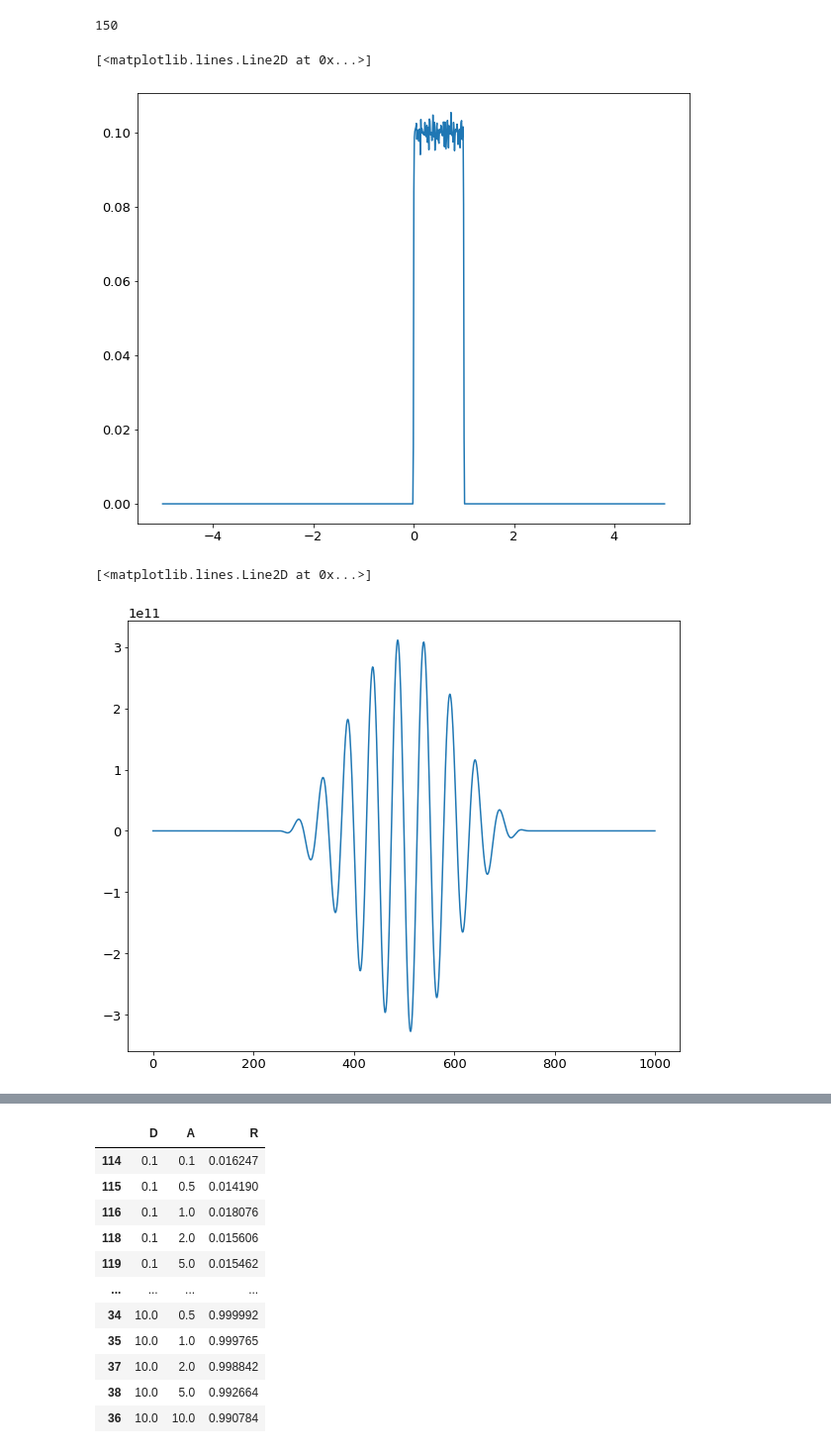
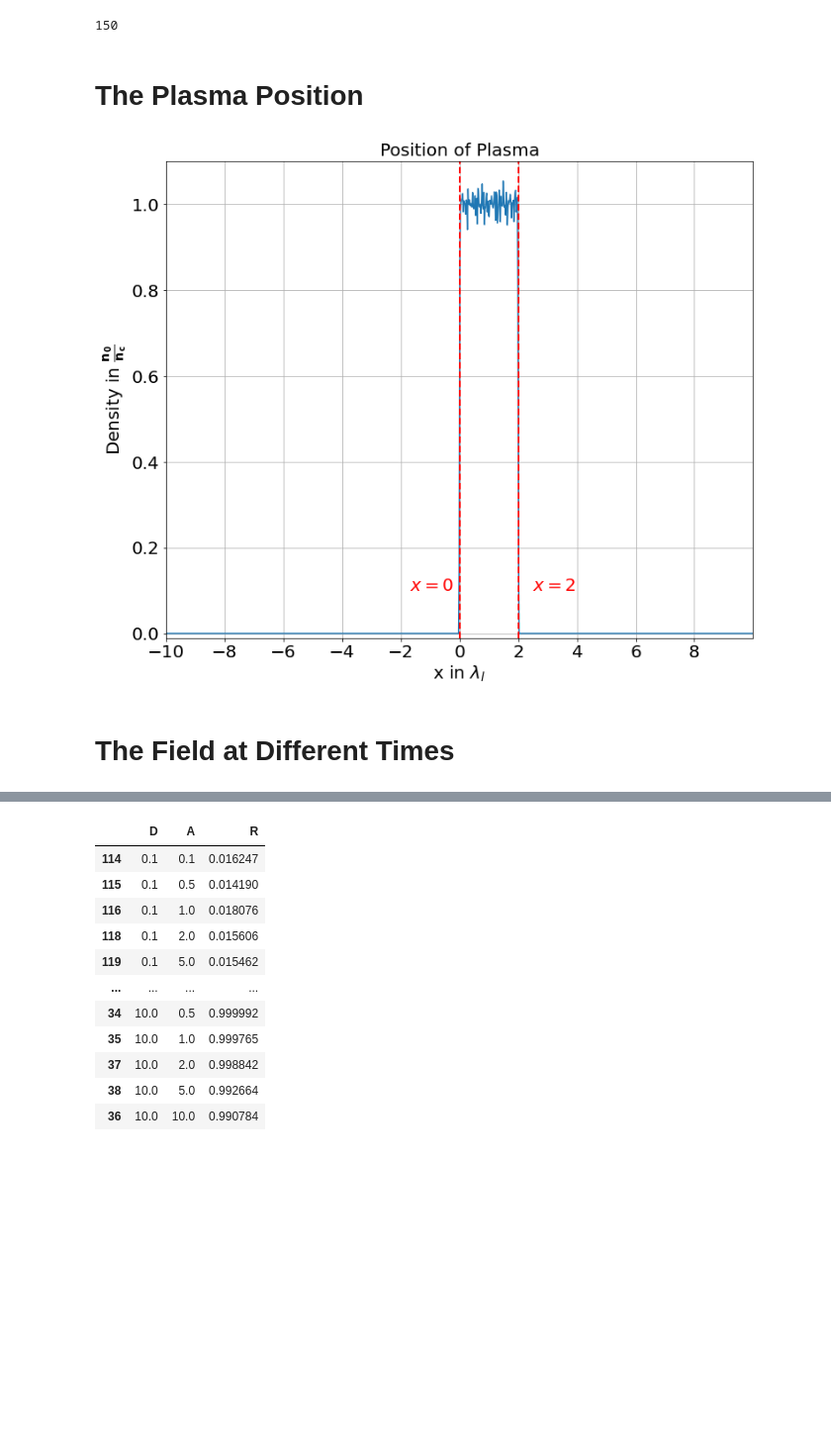
Before and after one commit to Hari31416/MSc_Project, a Jupyter notebook: EPOCH/Reflectance/viz.ipynb, the cells around one changed output, grey strips where cells are left out. Shown at 99% size. Saved outputs shown, nothing was run; the diff lists cells and outputs as text; code cells hidden in the pictures; blank space fills up the shorter version.

```diff
--- a/EPOCH/Reflectance/viz.ipynb
+++ b/EPOCH/Reflectance/viz.ipynb
@@ -25,12 +29,12 @@ omega0, nc
 # %% [output]
 (1883651567308853.2, 1.109574294736812e+27)
 # %%
-DIR = "D_0.1_A_0.1"
+DIR = "D_1.0_A_0.5"
 NX = 1000
 NODE1 = 300
 NODE2 = 600
 ALL_FILES = glob.glob(os.path.join(DIR, "*.sdf"))
 ALL_FILES.sort()
 
-X = np.linspace(-5, 5, NX)
+X = np.linspace(-10, 10, NX)
 T = np.linspace(0, 20*tau, len(ALL_FILES))*1e15
@@ -62,4 +68,6 @@ def save_density(directory):
 # %%
 for d in tqdm.tqdm(all_dirs, desc="Saving images"):
     save_density(d)
+# %% [markdown]
+# The Plasma Position
 # %%
@@ -67,8 +75,23 @@ data = sdf.read(ALL_FILES[10])
-# %%
-plt.plot(X, data.Derived_Number_Density_Electron.data/nc)
-# %% [output]
-[<matplotlib.lines.Line2D at 0x...>]
-[figure, removed]
+# %%
+plt.figure(figsize=(12, 10))
+plt.plot(X, data.Derived_Number_Density_Electron.data/nc)
+plt.axvline(0, linestyle = "--", color="red", linewidth=2)
+plt.annotate("$x=0$", (-1.7, 0.1), color="red", fontsize=20)
+plt.axvline(2, linestyle = "--", color="red", linewidth=2)
+plt.annotate("$x=2$", (2.5, 0.1), color="red", fontsize=20)
+plt.xlim(-10, 10)
+plt.ylim(-0.01, 1.1)
+plt.title("Position of Plasma", fontsize=20)
+plt.xlabel("x in $\lambda_l$", fontsize=20)
+plt.ylabel(r"Density in $\mathbf{\frac{n_0}{n_c}}$", fontsize=20)
+plt.grid("both")
+plt.xticks(np.arange(-10, 10, 2),fontsize=20)
+plt.yticks(fontsize=20)
+plt.savefig("/media/hari31416/Hari_SSD/Users/harik/Desktop/Project_Sem_3/Presentations/PPTs/Sem_3_Minor/plasma.png", dpi=400)
+# %% [output]
+[figure, added]
+# %% [markdown]
+# The Field at Different Times
 # %%
 def get_field(id, component="y"):
     raw_data = sdf.read(ALL_FILES[id])
@@ -79,8 +102,3 @@ def get_field(id, component="y"):
     }
     field = comp[component].data
     return field
-# %%
-plt.plot(get_field(100, "y"))
-# %% [output]
-[<matplotlib.lines.Line2D at 0x...>]
-[figure, removed]
```
Also changed, not shown: parts of 21 cells of this notebook, 31 other files.
